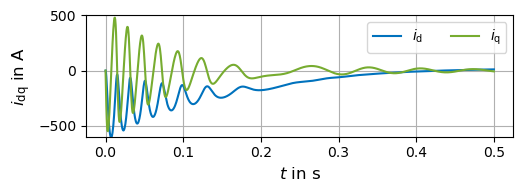
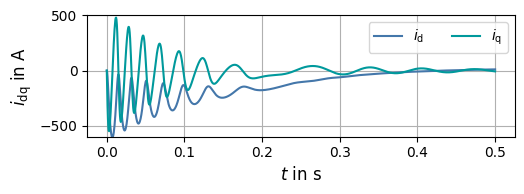
The notebook cell's code change between the first figure and the second:
--- before
+++ after
@@ -4,6 +4,6 @@
     ## i_dq
     fig1, axs1 = plt.subplots(1, 1, figsize=(14 * cm, 4 * cm))
-    axs1.plot(t, i_d, label=r"$i_{\mathrm{d}}$", color=blue)
-    axs1.plot(t, i_q, label=r"$i_{\mathrm{q}}$", color=green)
+    axs1.plot(t, i_d, label=r"$i_{\mathrm{d}}$", color=COLORS["b"])
+    axs1.plot(t, i_q, label=r"$i_{\mathrm{q}}$", color=COLORS["g"])
     axs1.plot(
         t,
@@ -11,5 +11,5 @@
         label=r"$i_{\mathrm{d,analytical}}$",
         linestyle="--",
-        color=blue,
+        color=COLORS["b"],
     )
     axs1.plot(
@@ -18,5 +18,5 @@
         label=r"$i_{\mathrm{q,analytical}}$",
         linestyle="--",
-        color=green,
+        color=COLORS["g"],
     )
     axs1.legend(loc="best", ncols=4)
@@ -29,10 +29,10 @@
     ## i_f
     fig2, axs2 = plt.subplots(1, 1, figsize=(14 * cm, 4 * cm))
-    axs2.plot(t, i_f, label=r"$i_{\mathrm{f}}$", color=red)
+    axs2.plot(t, i_f, label=r"$i_{\mathrm{f}}$", color=COLORS["r"])
     axs2.plot(
         t,
         i_f_analytical,
         label=r"$i_{\mathrm{f,analytical}}$",
-        color=red,
+        color=COLORS["r"],
         linestyle="--",
     )
@@ -45,6 +45,6 @@
     ## i_dq
     fig10, axs10 = plt.subplots(1, 1, figsize=(14 * cm, 4 * cm))
-    axs10.plot(t, i_d, label=r"$i_{\mathrm{d}}$", color=blue)
-    axs10.plot(t, i_q, label=r"$i_{\mathrm{q}}$", color=green)
+    axs10.plot(t, i_d, label=r"$i_{\mathrm{d}}$", color=COLORS["b"])
+    axs10.plot(t, i_q, label=r"$i_{\mathrm{q}}$", color=COLORS["g"])
     axs10.legend(loc="best", ncols=4)
     axs10.grid(True)
@@ -55,5 +55,5 @@
     ## i_f
     fig20, axs20 = plt.subplots(1, 1, figsize=(14 * cm, 4 * cm))
-    axs20.plot(t, i_f, label=r"$i_{\mathrm{f}}$", color=red)
+    axs20.plot(t, i_f, label=r"$i_{\mathrm{f}}$", color=COLORS["r"])
     axs20.legend(loc="best", ncols=2)
     axs20.grid(True)
@@ -64,5 +64,5 @@
 # omega
 fig4, axs4 = plt.subplots(1, 1, figsize=(14 * cm, 4 * cm))
-axs4.plot(t, omega, label=r"$\omega_{\mathrm{r,el}}$", color=purple)
+axs4.plot(t, omega, label=r"$\omega_{\mathrm{r,el}}$", color=COLORS["m"])
 axs4.grid(True)
 axs4.legend(loc="best", ncols=2)
@@ -72,5 +72,5 @@
 # torque
 fig6, axs6 = plt.subplots(1, 1, figsize=(14 * cm, 4 * cm))
-axs6.plot(t, T, label=r"$T$", color=lblue)
+axs6.plot(t, T, label=r"$T$", color='k')
 axs6.grid(True)
 axs6.legend(loc="upper right", ncols=2)
@@ -81,9 +81,9 @@
     if savePlot:
         fig1.savefig(
-            "C:/Git/EMD_Course/exercise/fig/ex06/i_dq_omega_const_analytical_ode.pdf",
+            "../../fig/ex06/i_dq_omega_const_analytical_ode.pdf",
             bbox_inches="tight",
         )
         fig2.savefig(
-            "C:/Git/EMD_Course/exercise/fig/ex06/i_f_omega_const_analytical_ode.pdf",
+            "../../fig/ex06/i_f_omega_const_analytical_ode.pdf",
             bbox_inches="tight",
         )
@@ -93,14 +93,14 @@
     if savePlot:
         fig10.savefig(
-            "C:/Git/EMD_Course/exercise/fig/ex06/i_dq_ode.pdf", bbox_inches="tight"
+            "../../fig/ex06/i_dq_ode.pdf", bbox_inches="tight"
         )
         fig20.savefig(
-            "C:/Git/EMD_Course/exercise/fig/ex06/i_f_ode.pdf", bbox_inches="tight"
+            "../../fig/ex06/i_f_ode.pdf", bbox_inches="tight"
         )
         fig4.savefig(
-            "C:/Git/EMD_Course/exercise/fig/ex06/omega_r_el_ode.pdf",
+            "../../fig/ex06/omega_r_el_ode.pdf",
             bbox_inches="tight",
         )
         fig6.savefig(
-            "C:/Git/EMD_Course/exercise/fig/ex06/T_ode.pdf", bbox_inches="tight"
+            "../../fig/ex06/T_ode.pdf", bbox_inches="tight"
         )

Commit: updated exercise colors